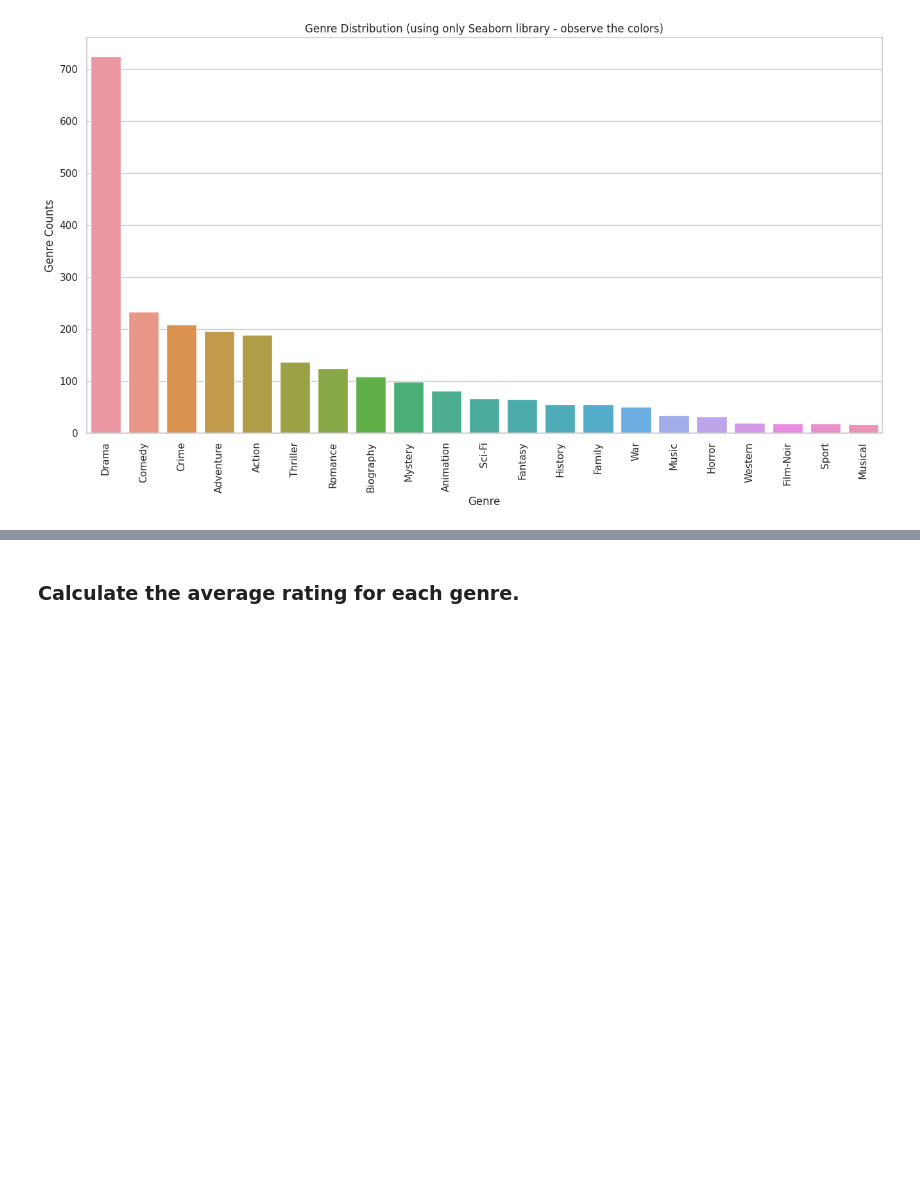
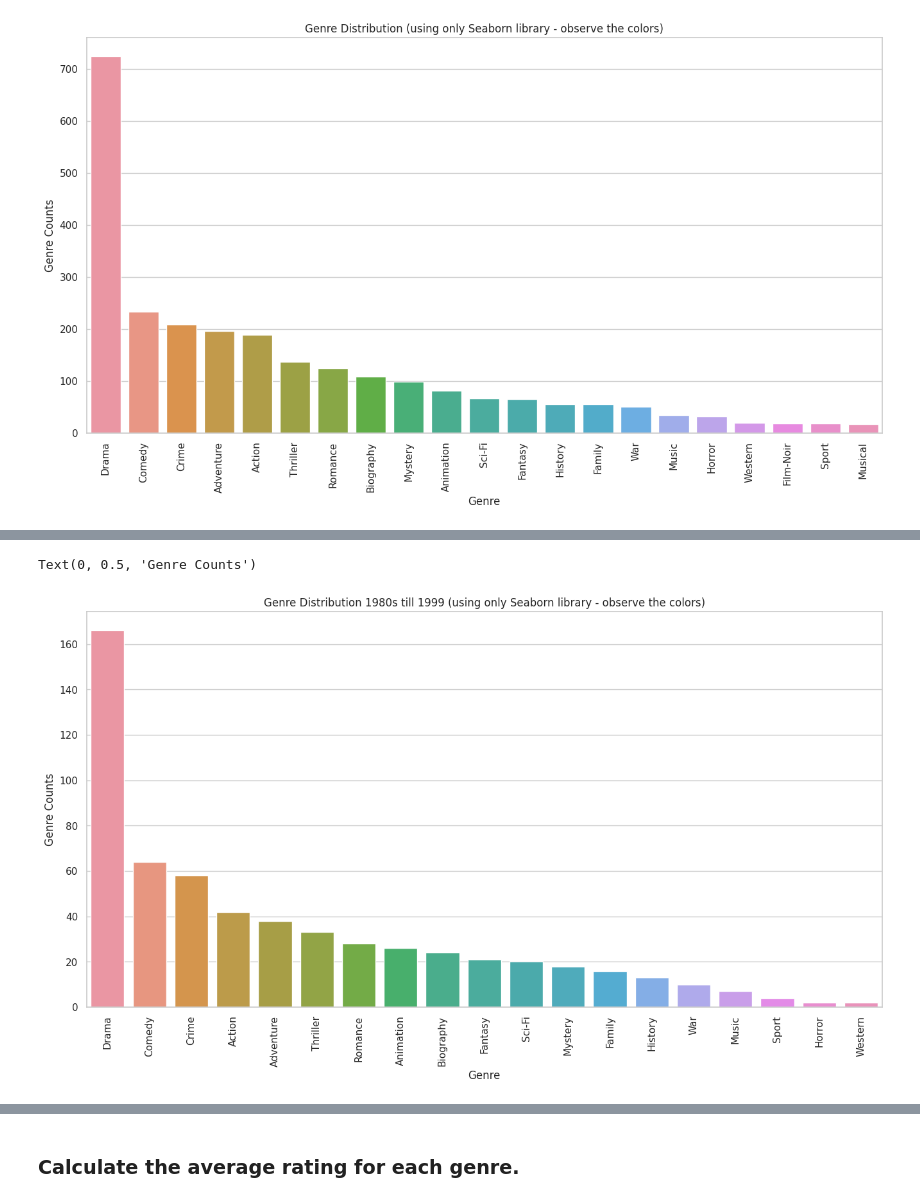
Before and after one commit to codekunoichi/learning-datascience, a Jupyter notebook: pandas/portfolio-projects/prob_2_explore_movie_data.ipynb, the cells around one changed output, grey strips where cells are left out. Drawn from its saved outputs; the diff is of its cells as text; code cells hidden in the pictures; blank space fills up the shorter version.

Commit message:
plot decades of data

```diff
--- a/pandas/portfolio-projects/prob_2_explore_movie_data.ipynb
+++ b/pandas/portfolio-projects/prob_2_explore_movie_data.ipynb
@@ -126,0 +154,12 @@ Text(0, 0.5, 'Genre Counts')
+# %%
+# Step 1: Convert the "Released_Year" column to a numeric format
+# This will handle non-numeric values, converting them to NaN (missing)
+movie_data['Released_Year'] = pd.to_numeric(movie_data['Released_Year'], errors='coerce')
+
+# Step 2: Check and handle any remaining non-numeric or missing values
+# (skip this step if you're confident that your data is clean)
+
+# Step 3: Change the data type of the "released_year" column to int
+movie_data['Released_Year'] = movie_data['Released_Year'].astype('Int64')  # Using 'Int64' to handle missing values as well
+
+print(movie_data)
@@ -126,0 +184,3 @@ Text(0, 0.5, 'Genre Counts')
+# %%
+movie_data_80s_90s = movie_data.loc[(movie_data.Released_Year >=  1980) & (movie_data.Released_Year <  2000)]
+movie_data_80s_90s.head()
@@ -126,0 +194,3 @@ Text(0, 0.5, 'Genre Counts')
+# %%
+genre_counts_80s = movie_data_80s_90s.explode('Genre')['Genre'].value_counts()
+genre_counts_80s
@@ -126,0 +215,15 @@ Text(0, 0.5, 'Genre Counts')
+# %%
+plt.figure(figsize=(16, 8))
+plt.title('Genre Distribution 1980s till 1999 (using only Seaborn library - observe the colors)')
+sns.set_theme(style="whitegrid")
+new_df = genre_counts_80s.reset_index(name='genre_count')
+new_df
+# Bar Chart showing average arrival delay for Spirit Airlines airline code = NK flights by month
+ax = sns.barplot(x=new_df.Genre, y=new_df.genre_count)
+# Rotate x-labels vertically
+ax.set_xticklabels(ax.get_xticklabels(), rotation=90)
+plt.xlabel("Genre")
+plt.ylabel("Genre Counts")
+# %% [output]
+Text(0, 0.5, 'Genre Counts')
+[figure, added]
```
Also changed, not shown: parts of 8 cells of this notebook.
